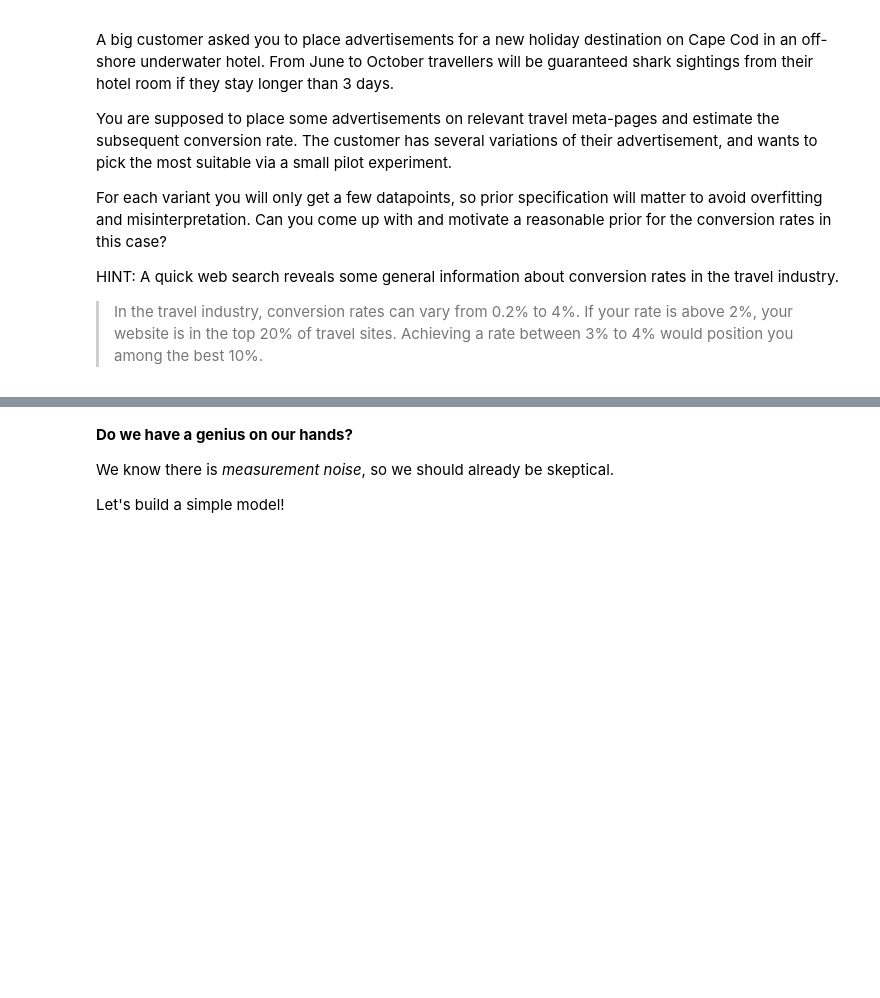
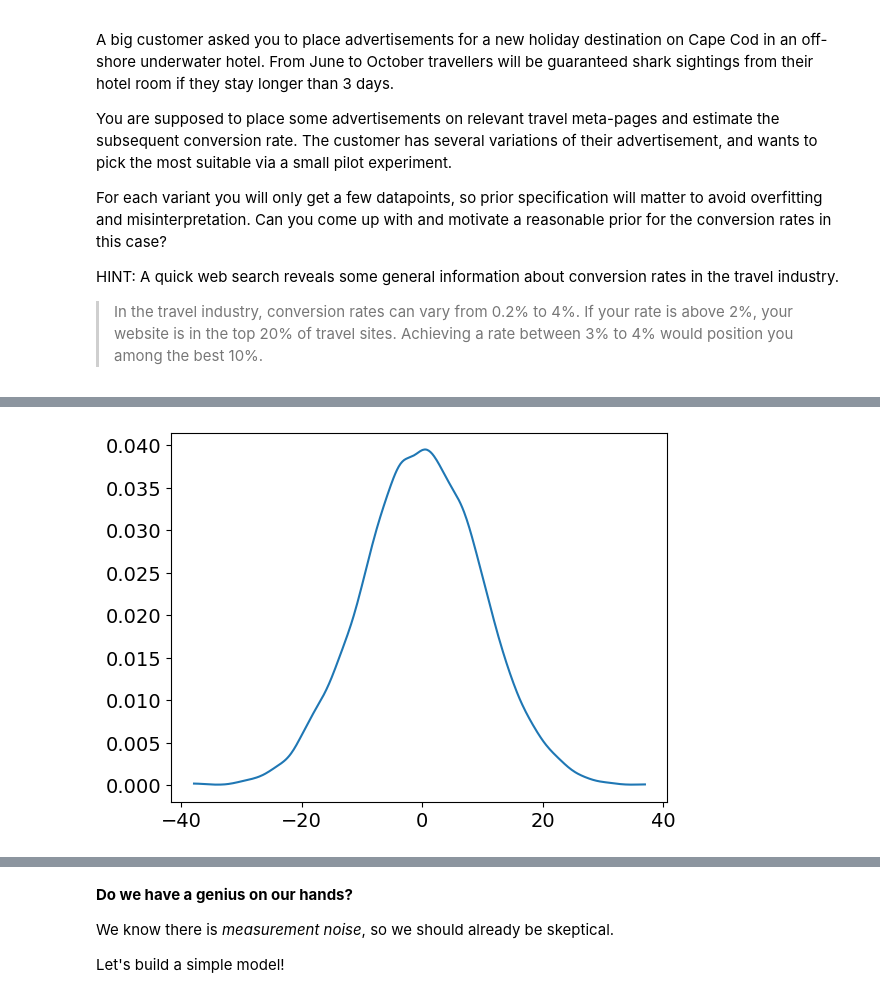
Before and after one commit to fonnesbeck/bayes_course_june_2024, a Jupyter notebook: notebooks/Section1_2-Choosing_Priors.ipynb, the cells around one changed output, grey strips where cells are left out. Saved outputs shown, nothing was run; the diff lists cells and outputs as text; code cells hidden in the pictures; blank space fills up the shorter version.

```diff
--- a/notebooks/Section1_2-Choosing_Priors.ipynb
+++ b/notebooks/Section1_2-Choosing_Priors.ipynb
@@ -164,0 +181,5 @@ HINT: A quick web search reveals some general information about conversion rates
+# %%
+wide_normal = pm.Normal.dist(mu=0, sigma=10)
+ax = az.plot_dist(pm.draw(wide_normal, draws=10_000))
+# %% [output]
+[figure, added]
```
Also changed, not shown: parts of 45 cells of this notebook.
